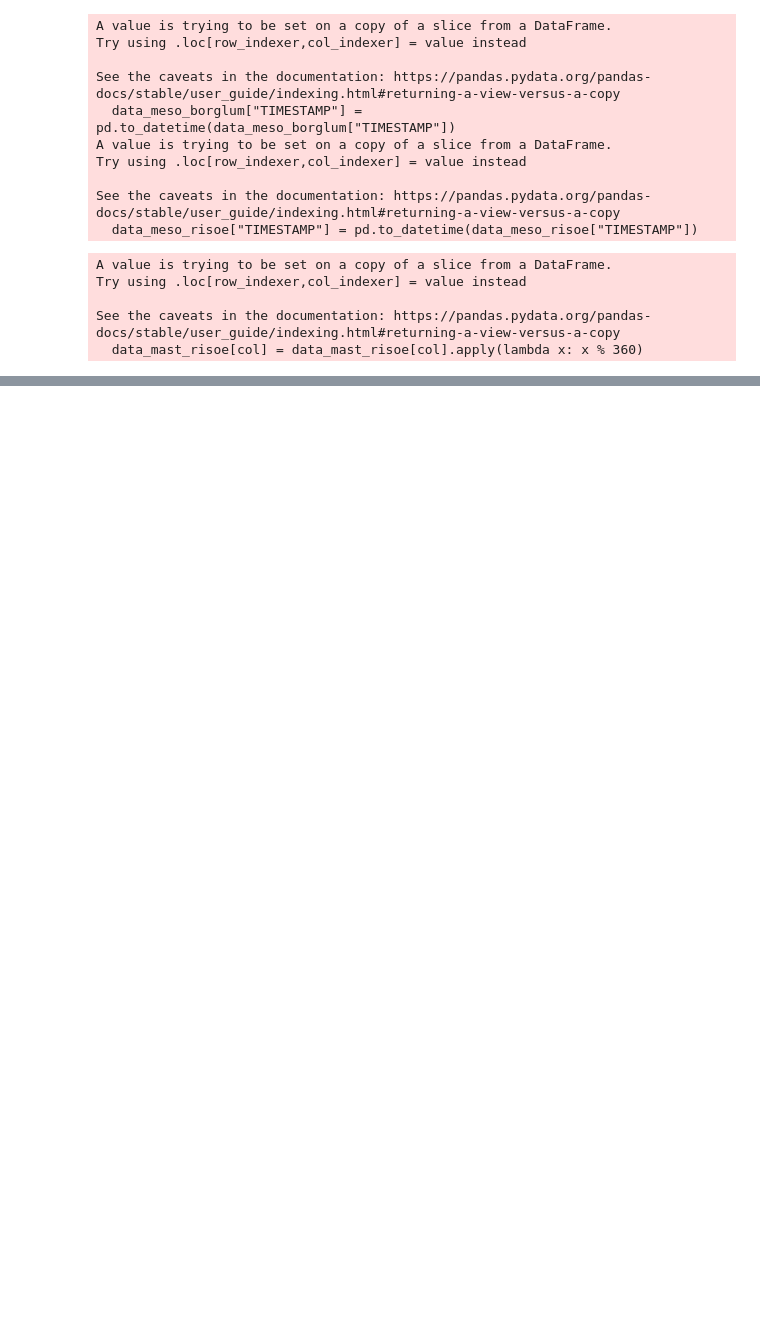
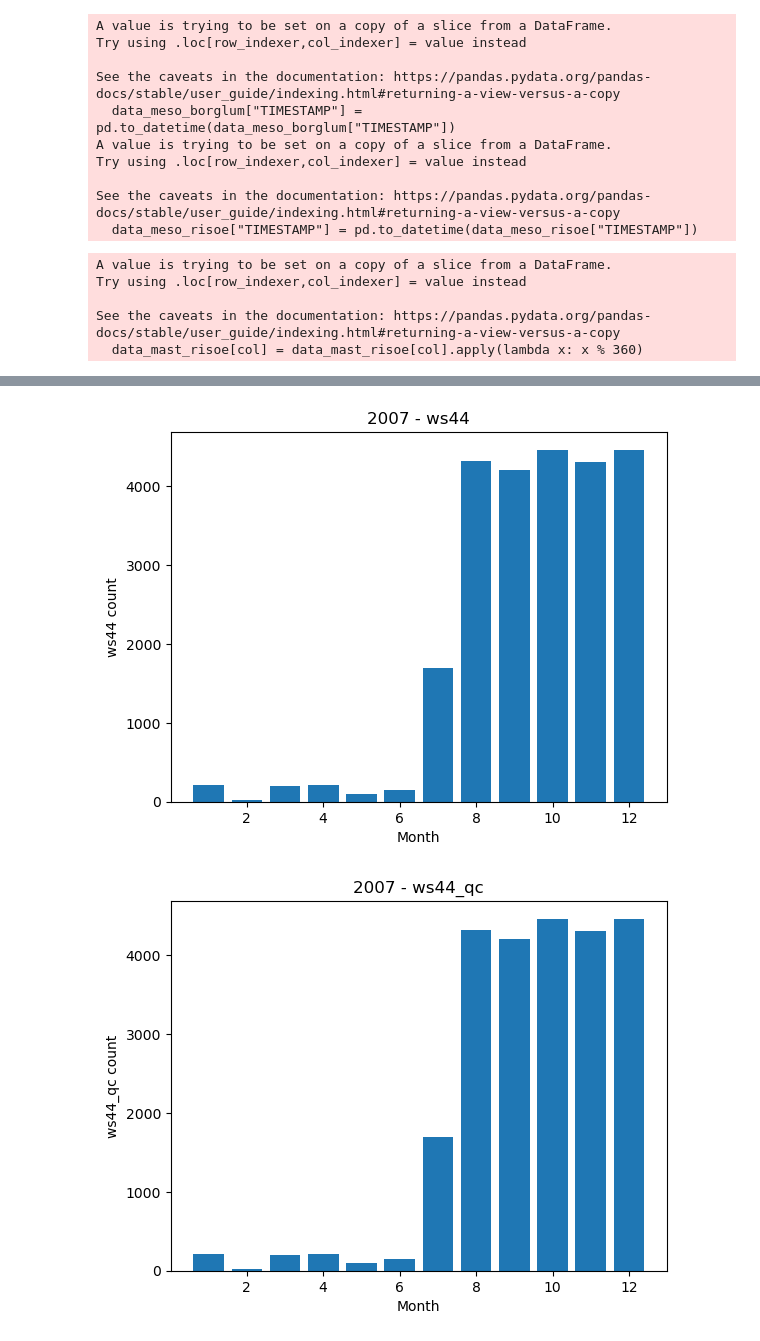
Before and after one commit to michaelbui99/mal-assignment-3, a Jupyter notebook: Assignment-3.ipynb, the cells around one changed output, grey strips where cells are left out. Saved outputs shown, nothing was run; the diff lists cells and outputs as text; code cells hidden in the pictures; blank space fills up the shorter version.

Commit message:
Draw count distribution for every feature by year by month for risoe mast data

```diff
--- a/Assignment-3.ipynb
+++ b/Assignment-3.ipynb
@@ -316,20 +285,38 @@ data_mast_borglum.sort_values(by="wd32", ascending=False)
 # %%
 import json
 mast_risoe_years = data_mast_riose.index.map(lambda x: x.year).unique()
+mast_risoe_speed_columns = list(filter(lambda x: "ws" in x, data_mast_risoe.columns.values))
 mast_risoe_years
 
 # TODO: REVISIT THIS. FOR NOW WE GO WITH WS77 FOR RISOE AND WS32 FOR BORGLUM
 
 mapping = {}
 
-for year in mast_risoe_years.values:
-    rows_in_year = data_mast_risoe.loc[f'{year}']
-    months_in_year = rows_in_year.index.map(lambda x: x.month).unique()
+for feature in mast_risoe_speed_columns:
+    if feature not in mapping:
+        mapping[feature] = {}
 
-    for month in months_in_year.values:
-        rows_in_year_and_month = data_mast_riose.loc[f'{year}-{month}']
-        if year not in mapping:
-            mapping[year] = {}
-        if month not in mapping[year]:
-            mapping[year][month] = {}
-        mapping[year][month] = rows_in_year_and_month.count()
+    for year in mast_risoe_years.values:
+        rows_in_year = data_mast_risoe.loc[f'{year}']
+        if year not in mapping[feature]:
+            mapping[feature][year] = pd.DataFrame()
+
+        months_in_year = rows_in_year.index.map(lambda x: x.month).unique()
+
+        for month in months_in_year.values:
+            rows_in_year_and_month = data_mast_riose.loc[f'{year}-{month}']
+            mapping[feature][year][month] = pd.Series(rows_in_year_and_month[feature].count())
+
+        data = mapping[feature][year]
+        months  =  data.columns.values
+        counts = data.iloc[0].values
+        fig,ax = plt.subplots()
+
+        ax.bar(months, counts)
+        ax.set_title(f"{year} - {feature}")
+        ax.set_ylabel(f'{feature} count')
+        ax.set_xlabel('Month')
+        plt.show()
+# %% [output]
+[figure, added]
+[figure, added]
```
Also changed, not shown: parts of 9 cells of this notebook.
